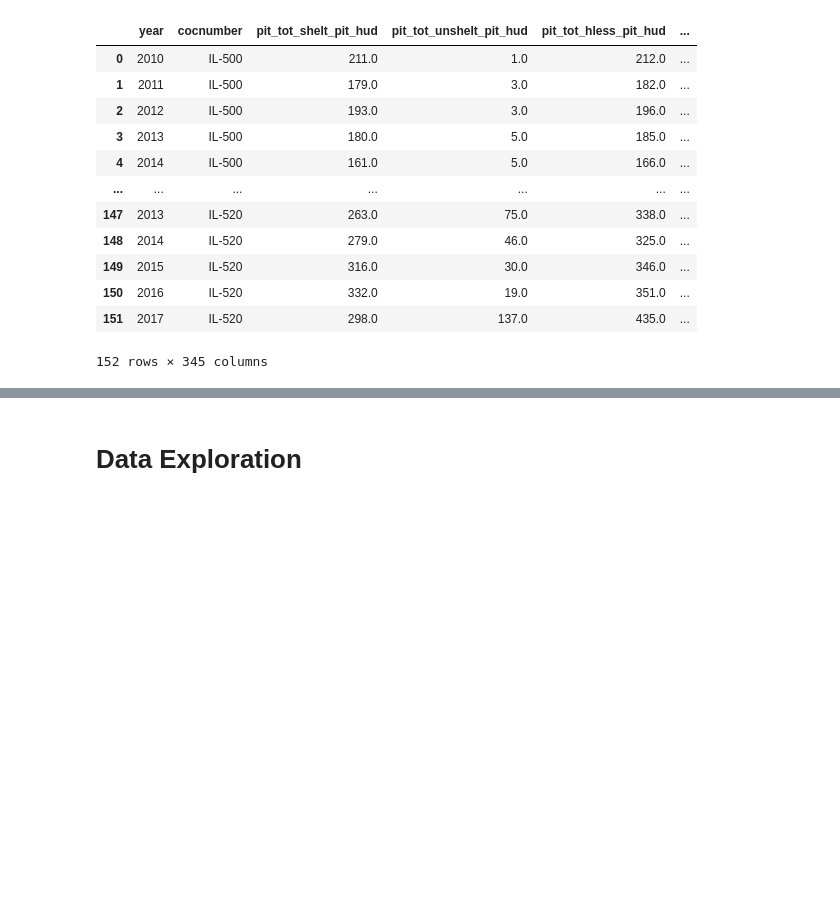
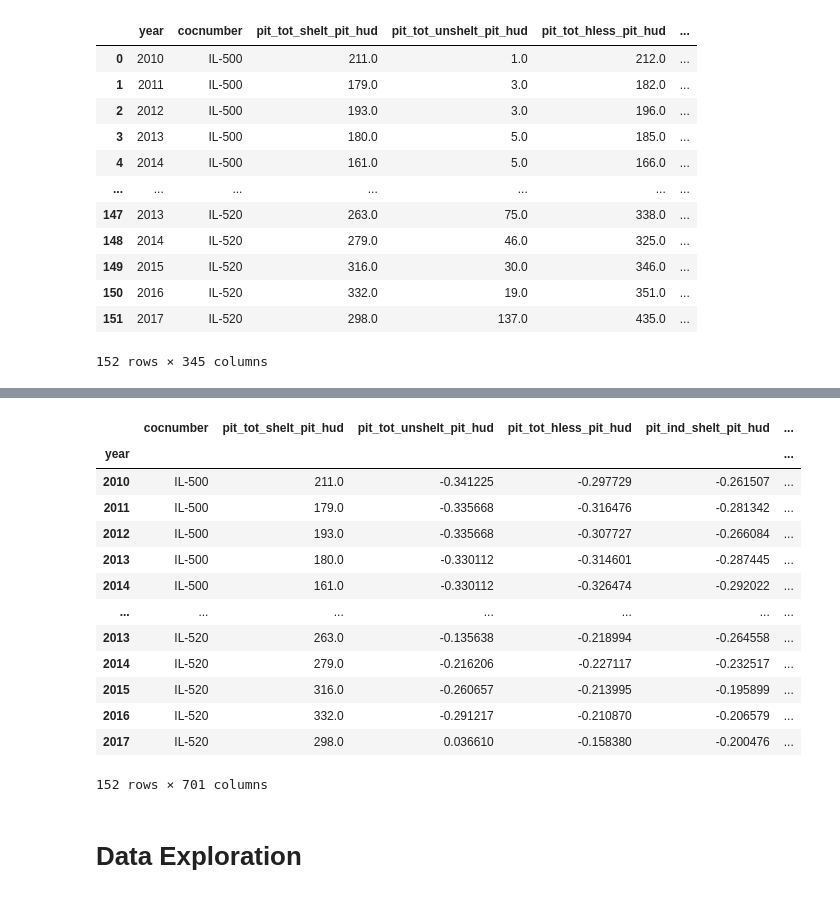
Before and after one commit to atharvanaik10/cs498-css, a Jupyter notebook: cs498_rp.ipynb, the cells around one changed output, grey strips where cells are left out. Cells and saved outputs as stored; diff of their text form; code cells hidden in the pictures; blank space fills up the shorter version.

```diff
--- a/cs498_rp.ipynb
+++ b/cs498_rp.ipynb
@@ -169,0 +188,12 @@ df
+# %%
+time_series_df = df.copy()
+# %%
+# removing whatever NAN values we can using linear interpolation and backfill
+missing_value_columns = time_series_df.columns[time_series_df.isna().any()].tolist()
+new_cols = []
+for col in missing_value_columns:
+    new_col_name = col+" linear"
+    new_cols.append(new_col_name)
+    time_series_df[new_col_name] = time_series_df[col].interpolate(method='linear')
+    time_series_df[new_col_name] = time_series_df[new_col_name].bfill()
+time_series_df[new_cols[1]]
@@ -170,3 +217,37 @@ df
+# %%
+# using the scaling thing from later code
+# Select only numeric columns
+numeric_columns = time_series_df.select_dtypes(include=['number']).columns
+
+numeric_columns = numeric_columns[1::]
+
+# Extract numeric data
+numeric_data = time_series_df[numeric_columns]
+
+# Initialize StandardScaler
+scaler = StandardScaler()
+
+# Fit and transform only the numeric data
+scaled_data_numeric = scaler.fit_transform(numeric_data)
+
+# Replace the scaled numeric values back into the original DataFrame
+time_series_df[numeric_columns] = scaled_data_numeric
+time_series_df
+# %% [output]
+|  | cocnumber | pit_tot_shelt_pit_hud | pit_tot_unshelt_pit_hud | pit_tot_hless_pit_hud | pit_ind_shelt_pit_hud | ... |
+| year |  |  |  |  |  | ... |
+| 2010 | IL-500 | 211.0 | -0.341225 | -0.297729 | -0.261507 | ... |
+| 2011 | IL-500 | 179.0 | -0.335668 | -0.316476 | -0.281342 | ... |
+| 2012 | IL-500 | 193.0 | -0.335668 | -0.307727 | -0.266084 | ... |
+| 2013 | IL-500 | 180.0 | -0.330112 | -0.314601 | -0.287445 | ... |
+| 2014 | IL-500 | 161.0 | -0.330112 | -0.326474 | -0.292022 | ... |
+| ... | ... | ... | ... | ... | ... | ... |
+| 2013 | IL-520 | 263.0 | -0.135638 | -0.218994 | -0.264558 | ... |
+| 2014 | IL-520 | 279.0 | -0.216206 | -0.227117 | -0.232517 | ... |
+| 2015 | IL-520 | 316.0 | -0.260657 | -0.213995 | -0.195899 | ... |
+| 2016 | IL-520 | 332.0 | -0.291217 | -0.210870 | -0.206579 | ... |
+| 2017 | IL-520 | 298.0 | 0.036610 | -0.158380 | -0.200476 | ... |
+152 rows × 701 columns
 # %% [markdown]
 # Data Exploration
 # %% [markdown]
```
Also changed, not shown: parts of 21 cells of this notebook.
